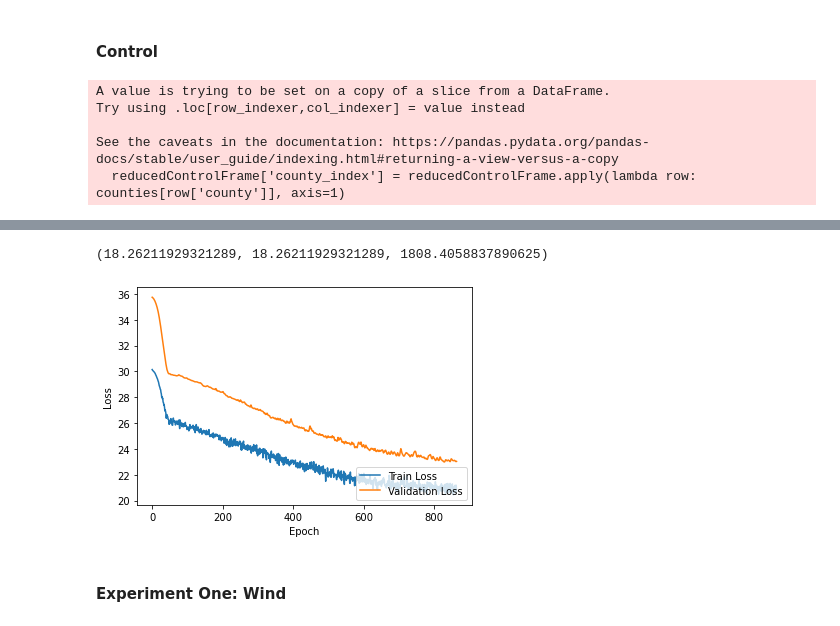
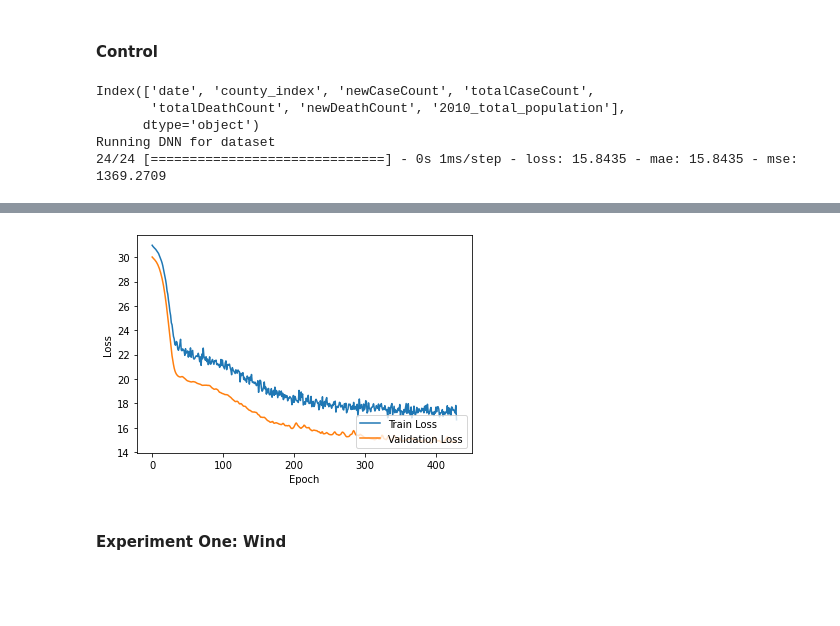
Before and after one commit to christian-westbrook/covid-19-and-weather-patterns, a Jupyter notebook: src/COVID-19 and Weather Patterns.ipynb, the cells around one changed output, grey strips where cells are left out. Cells and saved outputs as stored; diff of their text form; code cells hidden in the pictures; blank space fills up the shorter version.

Commit message:
cwestbro_updated_jupyter Included population in model

```diff
--- a/src/COVID-19 and Weather Patterns.ipynb
+++ b/src/COVID-19 and Weather Patterns.ipynb
@@ -294,19 +235,21 @@ combinedCovidFrame['newCaseCount'].mean()
 state = 'Colorado'
 # %%
 error_values = {}
+# %%
+pop = pd.read_pickle(f'../data/population.{state}.pkl')
 # %% [markdown]
 #### Control
 # %%
 df = pd.read_pickle(f'../data/control.{state}.pkl')
-error_values['control'] = run.run_control(df)
+error_values['control'] = run.run_control(df, pop)
 
 del df
 gc.collect()
 
 error_values['control']
 # %% [output]
-A value is trying to be set on a copy of a slice from a DataFrame.
-Try using .loc[row_indexer,col_indexer] = value instead
-
-See the caveats in the documentation: https://pandas.pydata.org/pandas-docs/stable/user_guide/indexing.html#returning-a-view-versus-a-copy
-  reducedControlFrame['county_index'] = reducedControlFrame.apply(lambda row: counties[row['county']], axis=1)
+Index(['date', 'county_index', 'newCaseCount', 'totalCaseCount',
+       'totalDeathCount', 'newDeathCount', '2010_total_population'],
+      dtype='object')
+Running DNN for dataset
+24/24 [==============================] - 0s 1ms/step - loss: 15.8435 - mae: 15.8435 - mse: 1369.2709
@@ -315,5 +257,4 @@ Running DNN for dataset
-(18.26211929321289, 18.26211929321289, 1808.4058837890625)
-[figure, old version]
+[figure, new version]
 # %% [markdown]
 #### Experiment One: Wind
 # %%
```
Also changed, not shown: parts of 12 cells of this notebook, 1 other file.
